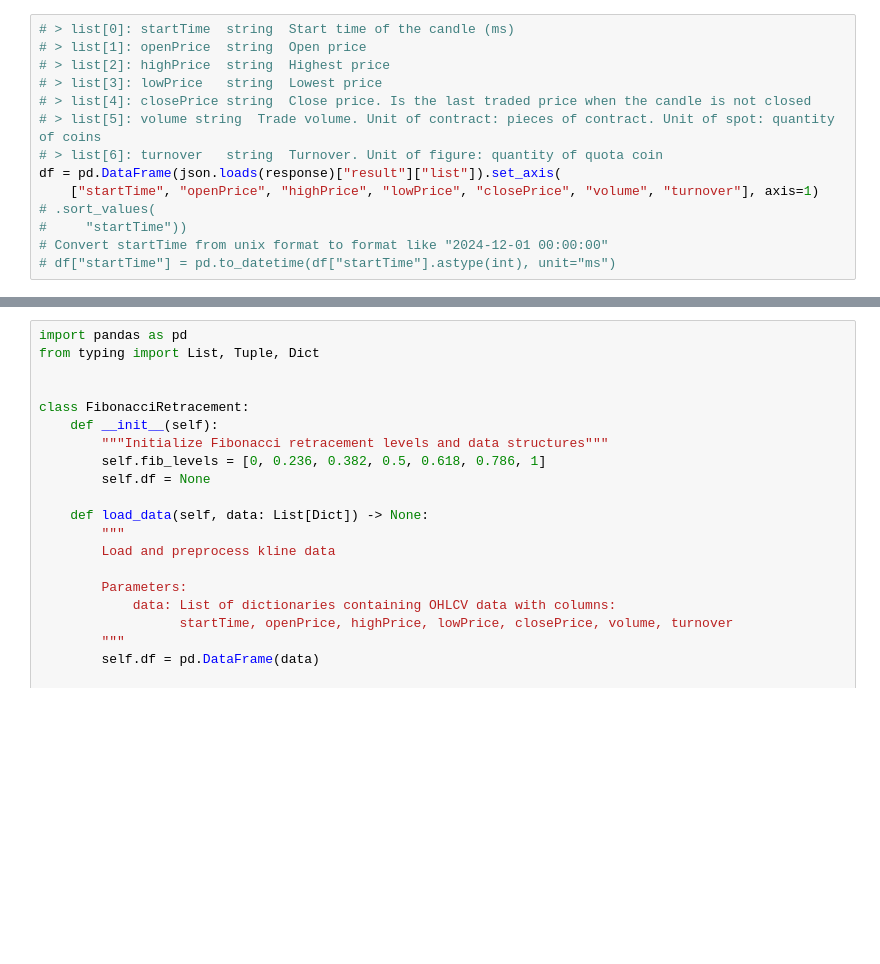
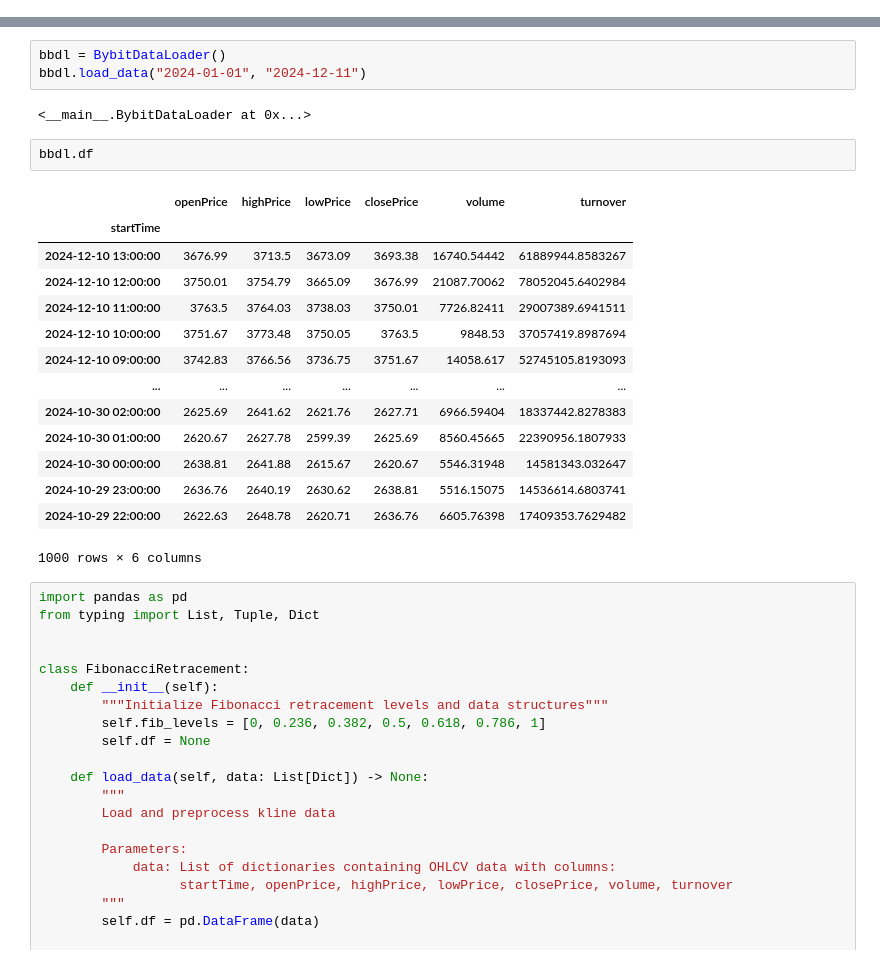
Before and after one commit to eeghor/monedas, a Jupyter notebook: monedas.ipynb, the cells around one changed output, grey strips where cells are left out. Saved outputs shown, nothing was run; the diff lists cells and outputs as text; blank space fills up the shorter version.

Commit message:
now with loader class

```diff
--- a/monedas.ipynb
+++ b/monedas.ipynb
@@ -51,14 +14,0 @@ response = HTTP_Request(endpoint="/v5/market/kline", method="GET",
-# %%
-# > list[0]: startTime	string	Start time of the candle (ms)
-# > list[1]: openPrice	string	Open price
-# > list[2]: highPrice	string	Highest price
-# > list[3]: lowPrice	string	Lowest price
-# > list[4]: closePrice	string	Close price. Is the last traded price when the candle is not closed
-# > list[5]: volume	string	Trade volume. Unit of contract: pieces of contract. Unit of spot: quantity of coins
-# > list[6]: turnover	string	Turnover. Unit of figure: quantity of quota coin
-df = pd.DataFrame(json.loads(response)["result"]["list"]).set_axis(
-    ["startTime", "openPrice", "highPrice", "lowPrice", "closePrice", "volume", "turnover"], axis=1)
-# .sort_values(
-#     "startTime"))
-# Convert startTime from unix format to format like "2024-12-01 00:00:00"
-# df["startTime"] = pd.to_datetime(df["startTime"].astype(int), unit="ms")
@@ -81,3 +61,25 @@ df
+# %%
+bbdl = BybitDataLoader()
+bbdl.load_data("2024-01-01", "2024-12-11")
+# %% [output]
+<__main__.BybitDataLoader at 0x...>
+# %%
+bbdl.df
+# %% [output]
+|  | openPrice | highPrice | lowPrice | closePrice | volume | turnover |
+| startTime |  |  |  |  |  |  |
+| 2024-12-10 13:00:00 | 3676.99 | 3713.5 | 3673.09 | 3693.38 | 16740.54442 | 61889944.8583267 |
+| 2024-12-10 12:00:00 | 3750.01 | 3754.79 | 3665.09 | 3676.99 | 21087.70062 | 78052045.6402984 |
+| 2024-12-10 11:00:00 | 3763.5 | 3764.03 | 3738.03 | 3750.01 | 7726.82411 | 29007389.6941511 |
+| 2024-12-10 10:00:00 | 3751.67 | 3773.48 | 3750.05 | 3763.5 | 9848.53 | 37057419.8987694 |
+| 2024-12-10 09:00:00 | 3742.83 | 3766.56 | 3736.75 | 3751.67 | 14058.617 | 52745105.8193093 |
+| ... | ... | ... | ... | ... | ... | ... |
+| 2024-10-30 02:00:00 | 2625.69 | 2641.62 | 2621.76 | 2627.71 | 6966.59404 | 18337442.8278383 |
+| 2024-10-30 01:00:00 | 2620.67 | 2627.78 | 2599.39 | 2625.69 | 8560.45665 | 22390956.1807933 |
+| 2024-10-30 00:00:00 | 2638.81 | 2641.88 | 2615.67 | 2620.67 | 5546.31948 | 14581343.032647 |
+| 2024-10-29 23:00:00 | 2636.76 | 2640.19 | 2630.62 | 2638.81 | 5516.15075 | 14536614.6803741 |
+| 2024-10-29 22:00:00 | 2622.63 | 2648.78 | 2620.71 | 2636.76 | 6605.76398 | 17409353.7629482 |
+1000 rows × 6 columns
 # %%
 import pandas as pd
 from typing import List, Tuple, Dict
```
Also changed, not shown: parts of 5 cells of this notebook.
